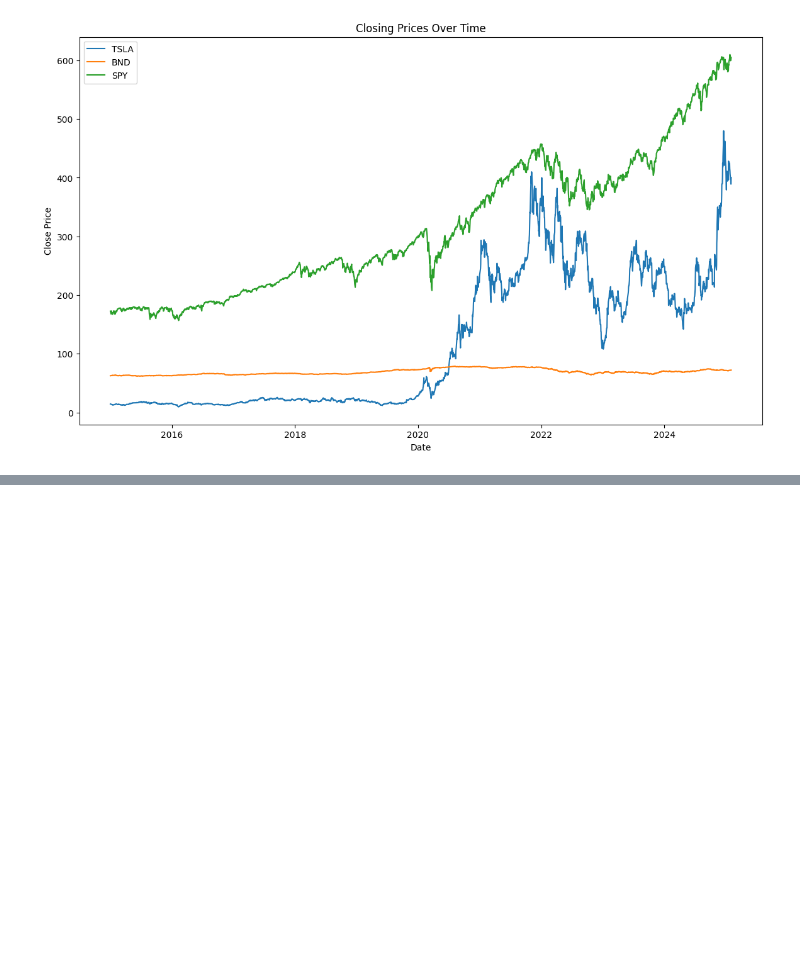
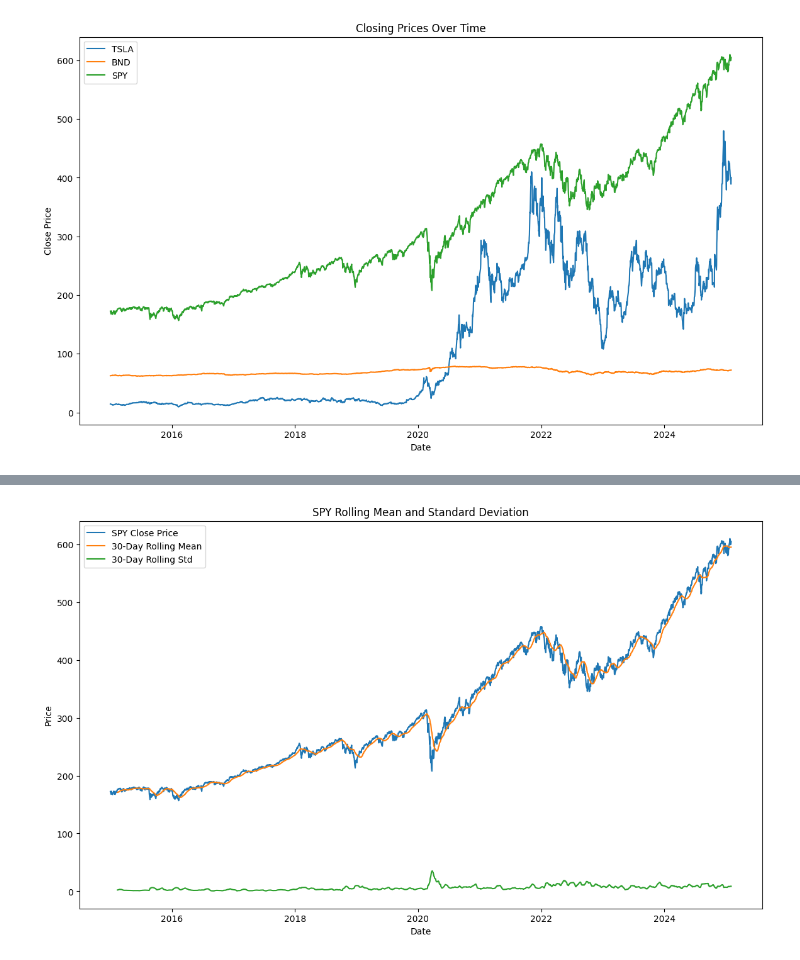
Before and after one commit to surak-alf/portfolio_management_optimization, a Jupyter notebook: notebook/data_exploratory_and_preprocessor.ipynb, the cells around one changed output, grey strips where cells are left out. Saved outputs shown, nothing was run; the diff lists cells and outputs as text; code cells hidden in the pictures; blank space fills up the shorter version.

```diff
--- a/notebook/data_exploratory_and_preprocessor.ipynb
+++ b/notebook/data_exploratory_and_preprocessor.ipynb
@@ -247,0 +304,17 @@ plt.show()
+# %%
+# Calculate rolling mean and standard deviation
+spy_data['Rolling Mean'] = spy_data['Close'].rolling(window=30).mean()
+spy_data['Rolling Std'] = spy_data['Close'].rolling(window=30).std()
+
+# Plot rolling mean and standard deviation
+plt.figure(figsize=(14, 8))
+plt.plot(spy_data['Date'], spy_data['Close'], label='SPY Close Price')
+plt.plot(spy_data['Date'], spy_data['Rolling Mean'], label='30-Day Rolling Mean')
+plt.plot(spy_data['Date'], spy_data['Rolling Std'], label='30-Day Rolling Std')
+plt.title("SPY Rolling Mean and Standard Deviation")
+plt.xlabel("Date")
+plt.ylabel("Price")
+plt.legend()
+plt.show()
+# %% [output]
+[figure, added]
```
Also changed, not shown: parts of 8 cells of this notebook.
